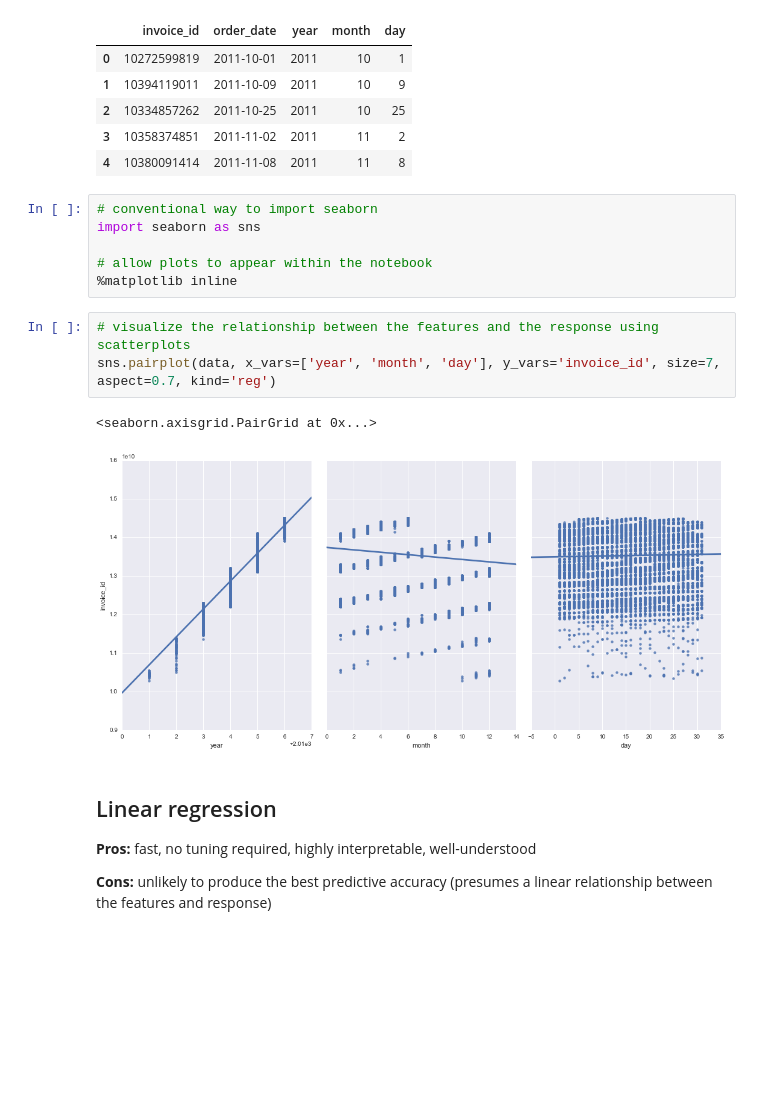
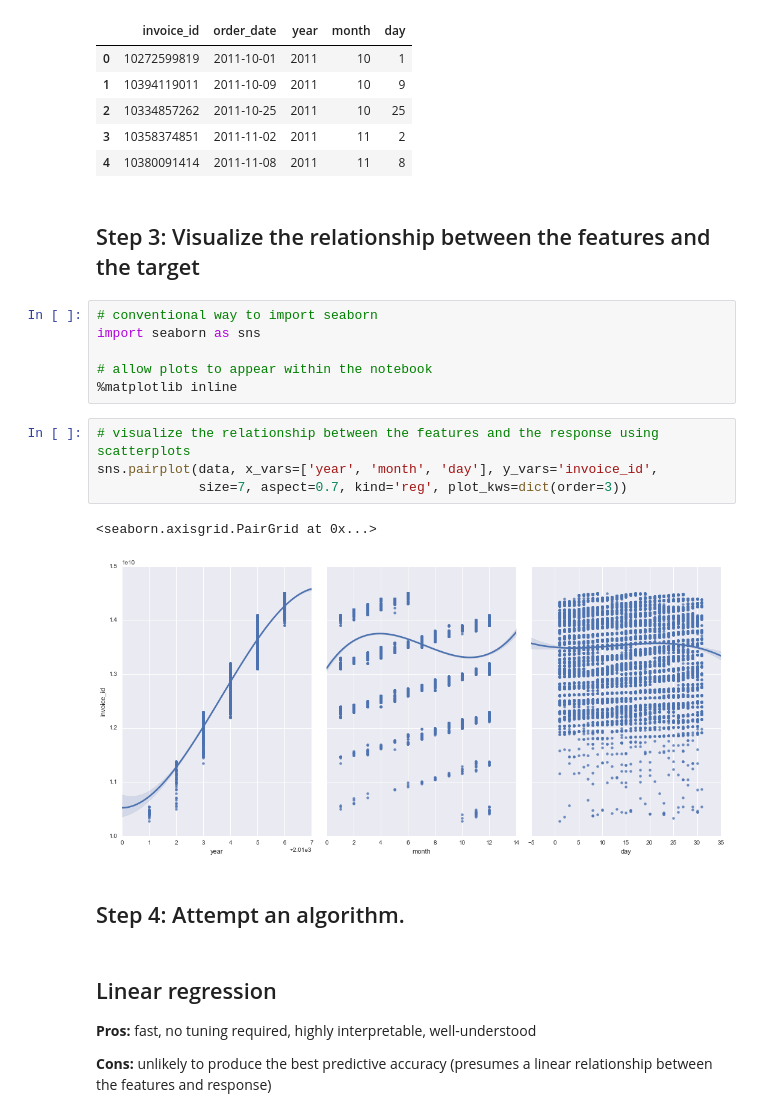
Before and after one commit to mgudipati-saven/ML, a Jupyter notebook: OrderNumSeqPredictionUsingLinearRegression.ipynb, the cells around one changed output. Saved outputs shown, nothing was run; the diff lists cells and outputs as text; blank space fills up the shorter version.

```diff
--- a/OrderNumSeqPredictionUsingLinearRegression.ipynb
+++ b/OrderNumSeqPredictionUsingLinearRegression.ipynb
@@ -84,6 +103,8 @@ data.head()
 | 2 | 10334857262 | 2011-10-25 | 2011 | 10 | 25 |
 | 3 | 10358374851 | 2011-11-02 | 2011 | 11 | 2 |
 | 4 | 10380091414 | 2011-11-08 | 2011 | 11 | 8 |
+# %% [markdown]
+## Step 3: Visualize the relationship between the features and the target
 # %%
 # conventional way to import seaborn
 import seaborn as sns
@@ -92,10 +113,13 @@ import seaborn as sns
 %matplotlib inline
 # %%
 # visualize the relationship between the features and the response using scatterplots
-sns.pairplot(data, x_vars=['year', 'month', 'day'], y_vars='invoice_id', size=7, aspect=0.7, kind='reg')
+sns.pairplot(data, x_vars=['year', 'month', 'day'], y_vars='invoice_id',
+             size=7, aspect=0.7, kind='reg', plot_kws=dict(order=3))
 # %% [output]
 <seaborn.axisgrid.PairGrid at 0x...>
-[figure, old version]
+[figure, new version]
+# %% [markdown]
+## Step 4: Attempt an algorithm.
 # %% [markdown]
 ## Linear regression
 
```
Also changed, not shown: parts of 16 cells of this notebook, 1 other file.
